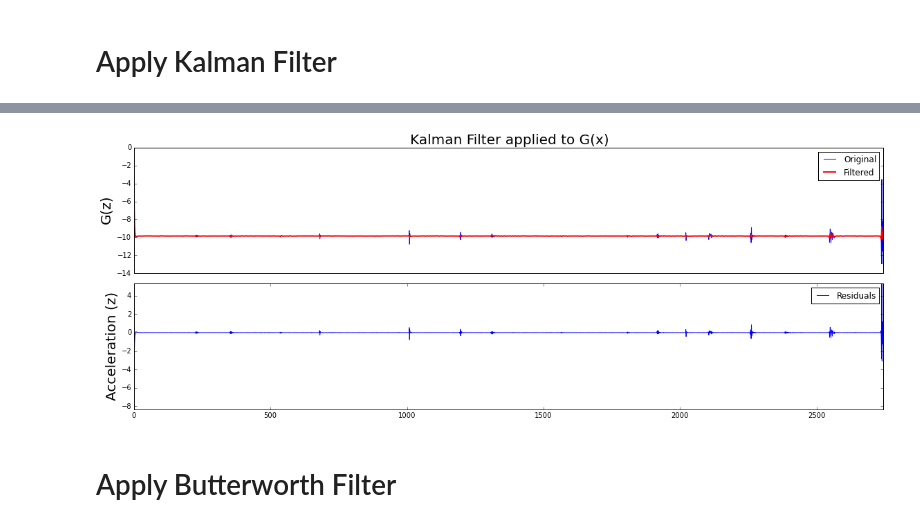
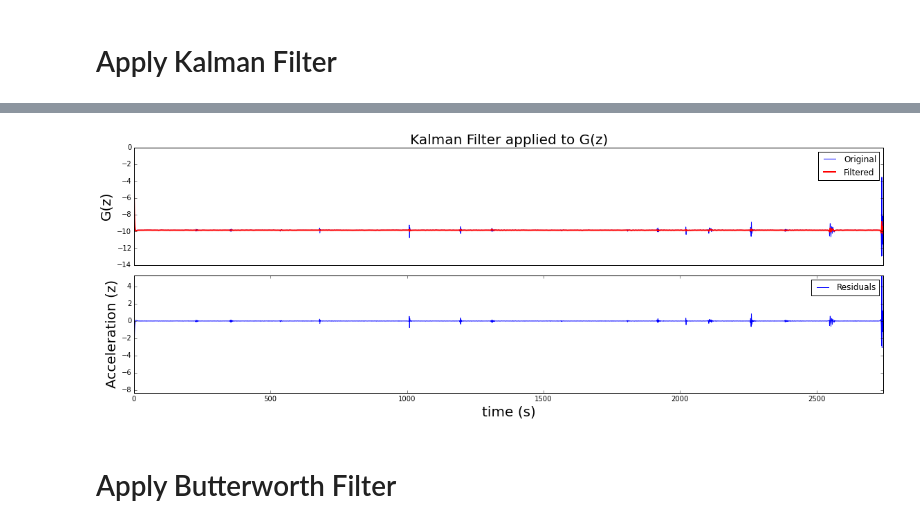
Before and after one commit to theholymath/acceleromter-filter-testing, a Jupyter notebook: Accelerometer Testing.ipynb, the cells around one changed output, grey strips where cells are left out. Cells and saved outputs as stored; diff of their text form; code cells hidden in the pictures.

```diff
--- a/Accelerometer Testing.ipynb
+++ b/Accelerometer Testing.ipynb
@@ -46,6 +46,30 @@ for i in xrange(len(csvRows)):
     Gy.append(g*float(csvRows[i][2]))
     Gz.append(g*float(csvRows[i][3]))
     gtotal.append(float(csvRows[i][4]))
+# %%
+def plotsigres(x,y,y_filt,filtname,axis):
+    # Make plots
+    fig = plt.figure(figsize=(16, 6))
+    ax1 = fig.add_subplot(211)
+    plt.plot(x,y, 'b-')
+    plt.plot(x,y_filt, 'r-',linewidth=2)
+    plt.xlim(0,max(x))
+    plt.ylabel("G("+axis+")",fontsize=20)
+    plt.xlabel("time (s)",fontsize=20)
+    plt.legend(['Original','Filtered'],loc='best')
+    plt.title(filtname+" Filter applied to G("+axis+")",fontsize=20)
+    plt.tight_layout()
+    ax1.axes.get_xaxis().set_visible(False)
+
+    # Difference
+    ax1 = fig.add_subplot(212)
+    plt.plot(x,y-y_filt, 'b-')
+    plt.xlim(0,max(x))
+    plt.ylim(min(y-y_filt),max(y-y_filt))
+    plt.ylabel("Acceleration ("+axis+")",fontsize=20)
+    plt.xlabel("time (s)",fontsize=20)
+    plt.legend(['Residuals'],loc='best')
+    plt.tight_layout()
 # %%
 fig = plt.figure(figsize=(16, 6))
 
@@ -99,29 +121,8 @@ states_predz = kf.em(observations[2]).smooth(observations[2])[0]
-# %%
-
-# Make plots
-fig = plt.figure(figsize=(16, 6))
-ax1 = fig.add_subplot(211)
-plt.plot(x,observations[2], 'b-')
-plt.plot(x,states_predz[:, 0], 'r-',linewidth=2)
-plt.xlim(0,max(x))
-plt.ylabel("G(z)",fontsize=20)
-plt.xlabel("time (s)",fontsize=20)
-plt.legend(['Original','Filtered'],loc='best')
-plt.title("Kalman Filter applied to G(x)",fontsize=20)
-plt.tight_layout()
-ax1.axes.get_xaxis().set_visible(False)
-
-# Difference
-ax1 = fig.add_subplot(212)
-plt.plot(x,observations[2] - states_predz[:, 0] , 'b-')
-plt.xlim(0,max(x))
-plt.ylim(min(observations[2] - states_predz[:, 0]),max(observations[2] - states_predz[:, 0]))
-plt.ylabel("Acceleration (z)",fontsize=20)
-plt.xlabel("time (s)",fontsize=20)
-plt.legend(['Residuals'],loc='best')
-plt.tight_layout()
-# %% [output]
-[figure, removed]
+# %%
+# Plot filter
+plotsigres(x,observations[2],states_predz[:,0],"Kalman","z")
+# %% [output]
+[figure, added]
 # %% [markdown]
 # Apply Butterworth Filter
 # %%
```
Also changed, not shown: parts of 6 cells of this notebook.
